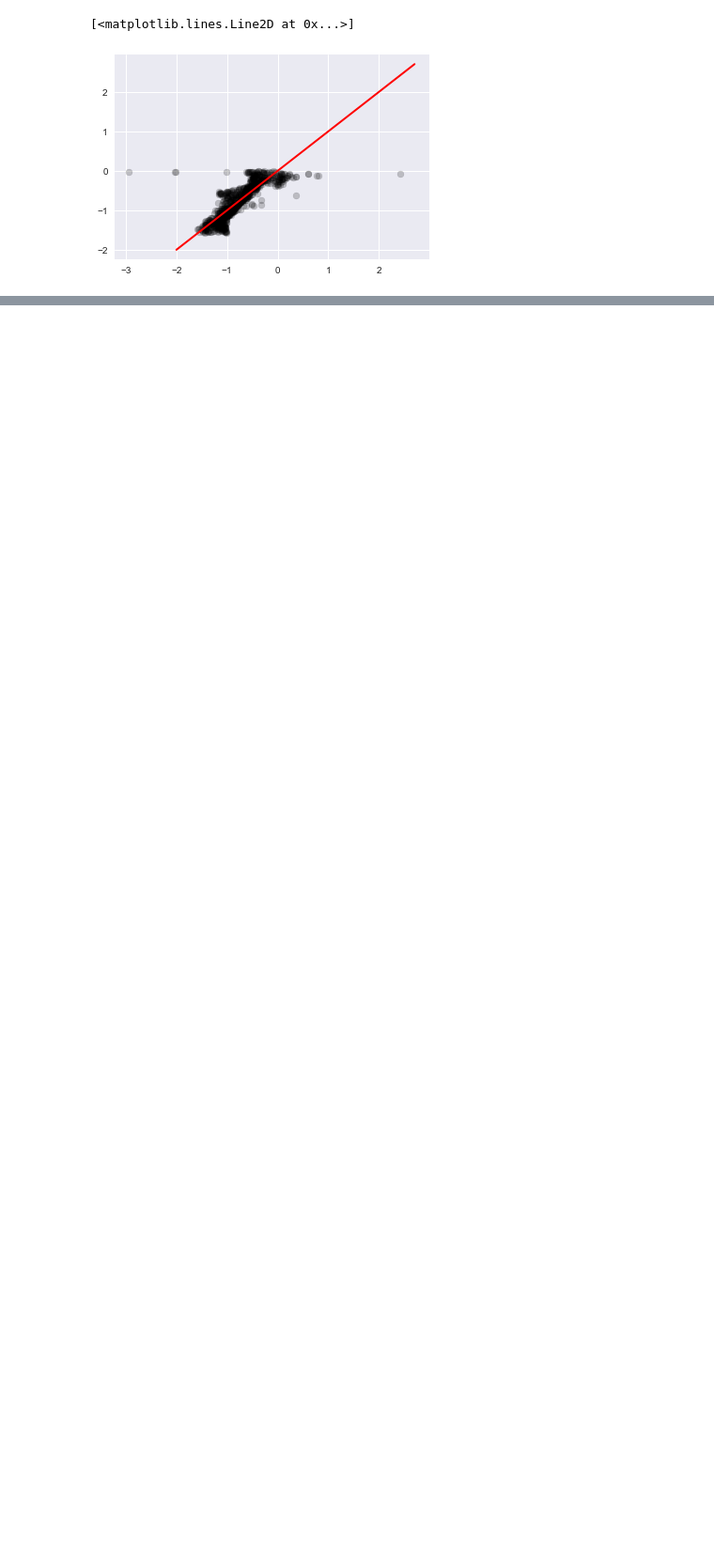
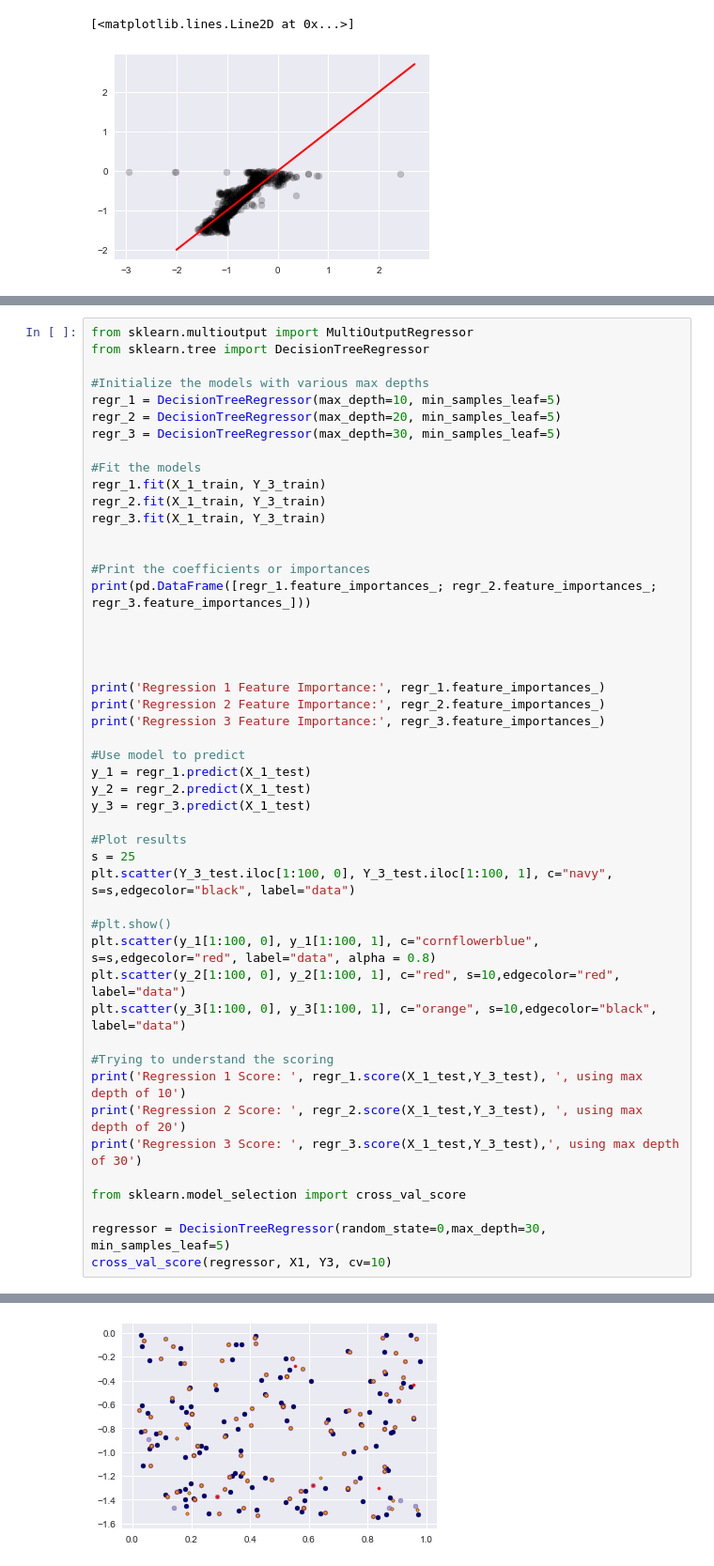
Before and after one commit to Lcollins91/DS_ResearchProject_ND, a Jupyter notebook: Master_CO_Circle_Spec_Model.ipynb, the cells around one changed output, grey strips where cells are left out. Shown at 94% size. Saved outputs shown, nothing was run; the diff lists cells and outputs as text; blank space fills up the shorter version.

```diff
--- a/Master_CO_Circle_Spec_Model.ipynb
+++ b/Master_CO_Circle_Spec_Model.ipynb
@@ -585,0 +589,49 @@ prom5   -43.2747    4.1313  -10.4748  0.0000   -51.3719  -35.1775
+# %%
+from sklearn.multioutput import MultiOutputRegressor
+from sklearn.tree import DecisionTreeRegressor
+
+#Initialize the models with various max depths
+regr_1 = DecisionTreeRegressor(max_depth=10, min_samples_leaf=5)
+regr_2 = DecisionTreeRegressor(max_depth=20, min_samples_leaf=5)
+regr_3 = DecisionTreeRegressor(max_depth=30, min_samples_leaf=5)
+
+#Fit the models
+regr_1.fit(X_1_train, Y_3_train)
+regr_2.fit(X_1_train, Y_3_train)
+regr_3.fit(X_1_train, Y_3_train)
+
+
+#Print the coefficients or importances
+print(pd.DataFrame([regr_1.feature_importances_; regr_2.feature_importances_; regr_3.feature_importances_]))
+
+
+
+
+print('Regression 1 Feature Importance:', regr_1.feature_importances_)
+print('Regression 2 Feature Importance:', regr_2.feature_importances_)
+print('Regression 3 Feature Importance:', regr_3.feature_importances_)
+
+#Use model to predict
+y_1 = regr_1.predict(X_1_test)
+y_2 = regr_2.predict(X_1_test)
+y_3 = regr_3.predict(X_1_test)
+
+#Plot results
+s = 25
+plt.scatter(Y_3_test.iloc[1:100, 0], Y_3_test.iloc[1:100, 1], c="navy", s=s,edgecolor="black", label="data")
+
+#plt.show()
+plt.scatter(y_1[1:100, 0], y_1[1:100, 1], c="cornflowerblue", s=s,edgecolor="red", label="data", alpha = 0.8)
+plt.scatter(y_2[1:100, 0], y_2[1:100, 1], c="red", s=10,edgecolor="red", label="data")
+plt.scatter(y_3[1:100, 0], y_3[1:100, 1], c="orange", s=10,edgecolor="black", label="data")
+
+#Trying to understand the scoring
+print('Regression 1 Score: ', regr_1.score(X_1_test,Y_3_test), ', using max depth of 10')
+print('Regression 2 Score: ', regr_2.score(X_1_test,Y_3_test), ', using max depth of 20')
+print('Regression 3 Score: ', regr_3.score(X_1_test,Y_3_test),', using max depth of 30')
+
+from sklearn.model_selection import cross_val_score
+
+regressor = DecisionTreeRegressor(random_state=0,max_depth=30, min_samples_leaf=5)
+cross_val_score(regressor, X1, Y3, cv=10)
+# %% [output]
@@ -585,0 +657 @@ prom5   -43.2747    4.1313  -10.4748  0.0000   -51.3719  -35.1775
+[figure, added]
```
Also changed, not shown: parts of 5 cells of this notebook.
